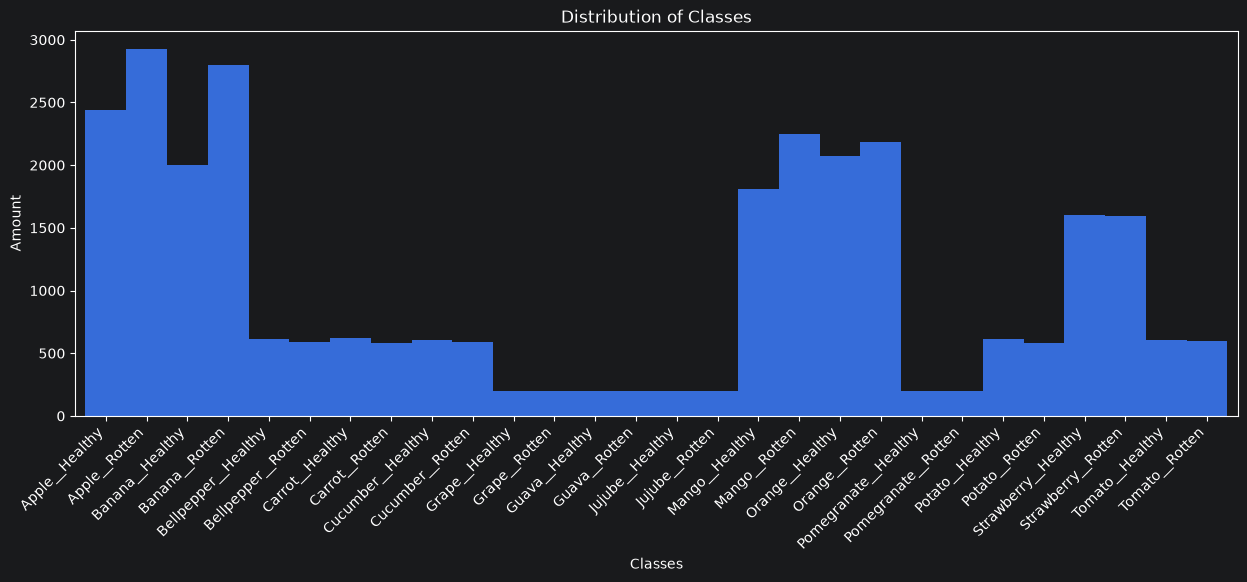
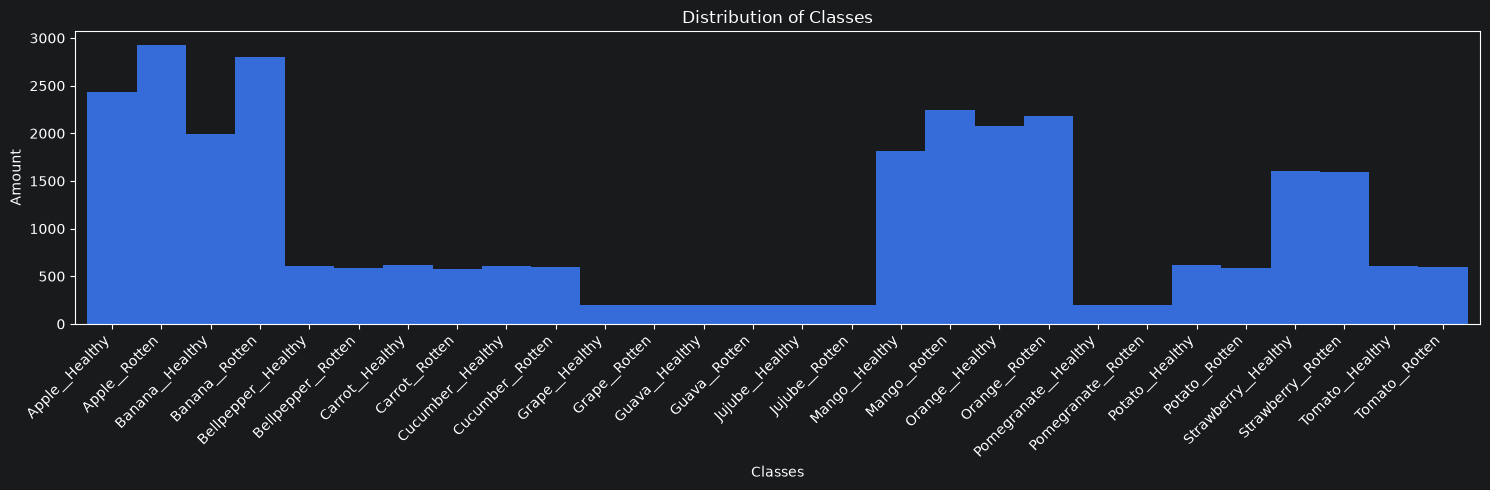
The change to this notebook cell's code, shown as a diff; its figure went from the first image to the second:
--- before
+++ after
@@ -28,3 +28,4 @@
 plt.xlabel('Classes')
 plt.ylabel('Amount')
-plt.plot
+plt.tight_layout()
+plt.show()

Commit: Bugfix